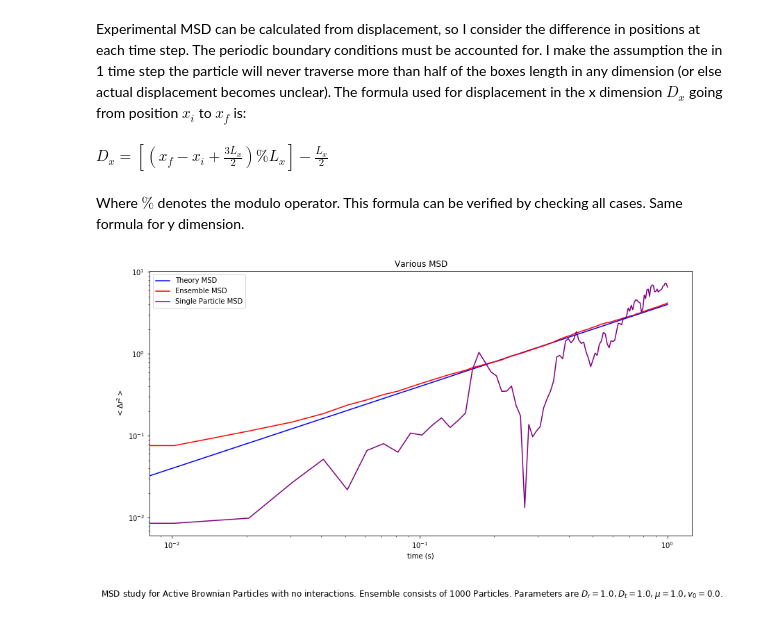
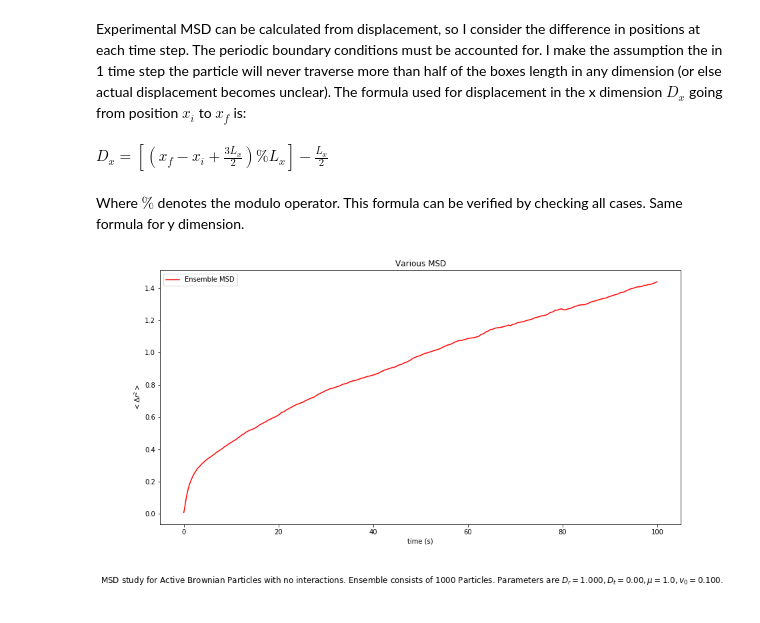
Before and after one commit to ryanlopezzzz/ABP, a Jupyter notebook: ABP_Simulation.ipynb, the cells around one changed output. Saved outputs shown, nothing was run; the diff lists cells and outputs as text; code cells hidden in the pictures.

```diff
--- a/ABP_Simulation.ipynb
+++ b/ABP_Simulation.ipynb
@@ -87,8 +86,8 @@ Fluctuation-Dissipation Theorem: $D_t = k T \mu$
 gamma_t = 1.0 #translational friction coefficient
 gamma_r = 1.0 #rotational friction coefficient
 
-alpha = 0 #0.5 #Active self propulsion force, v_0 = alpha/gamma_t
-kT = 1 #temperature of the system
+alpha = 0.1 #0.5 #Active self propulsion force, v_0 = alpha/gamma_t
+kT = 0 #temperature of the system, typically set to zero
 
 D_r = 1.0 #rotation diffusion coefficient
 
@@ -103,22 +102,26 @@ kT_rot = D_r * gamma_r #rotational temperature, see brownian_rot_integrator.py
 
 phi = 0.4 #particle number density, phi = N/L^2
 L = 50 #Simulation box side length, makes square
-a = 1.0 #In initial config, center of particles are not closer than a together?
-poly = 0.1 #Implements polydispersity in particle, r_i = R * (1+ poly * uniform(-0.5, .0.5) )
+radius = 0.75 #Radius of particles if poly=0 #In initial config, center of particles are not closer than a together?
+poly = 0.05 #Implements polydispersity in particle, r_i = R * (1+ poly * uniform(-0.5, .0.5) )
 
 Np = int(phi*L**2) #number of particles
+approx_packing = np.pi * radius**2 * Np / (L**2) #Note this is not true when poly =/= 0
 
 #Optional Forces:
-apply_harmonic_force = False #whether to apply harmonic function
-k = 10.0 #spring constant for harmonic force
+apply_soft_repulsive_force = True #whether to apply harmonic function
+k = 1.0 #spring constant for harmonic force
 apply_polar_alignment = False #Applies torque to each particle based on relative alignment with neighbors
 
 #Integration parameters:
 
 warm_up_time = 0 #1e0 #Run simulation for this amount of time to reach steady state
-tf = 1e0 #time to run simulation while logging physical quantities
-tstep = 1e-2 #Time step size for integration
+tf = 1e2 #time to run simulation while logging physical quantities
+tstep = 1e-3 #Time step size for integration
 rand_seed = random.randint(1,10000) #random seed used for Brownian integration
 
 warm_up_nsteps = int(warm_up_time / tstep)
 nsteps = int(tf / tstep) #total number of time steps
+
+print("Packing Fraction: " + str(approx_packing) + "\n")
+print("Number of particles: " + str(Np))
@@ -165,7 +172,7 @@ print("Warm up time complete")
 # %% [output]
 Warm up time complete
 # %%
-total_snapshots = 100 #total number of snapshots to save
+total_snapshots = 1000 #total number of snapshots to save
 print("Saving observables every %s time steps"%(int(nsteps/total_snapshots)))
 
 #simulation while logging quantities:
@@ -205,7 +212,7 @@ Note the definition that $\tau_r = 1/D_r$.
 # %%
 #Calculate theoretical MSD:
 
-times = np.linspace(0,tf,num=nsteps-1)
+times = np.linspace(0,tf,num=total_snapshots-1)
 tau_r = 1/D_r
 MSD_theory = 4*D_t*times+2*(v0**2)*tau_r*(times-tau_r*(1-np.exp(-times/tau_r)))
 # %% [markdown]
@@ -222,20 +229,20 @@ MSD_sim_ensemble, MSD_sim = MSD.get_MSD_sim_data(position_data, L)
 # %%
 #Plot various MSD:
 
-caption=r"MSD study for Active Brownian Particles with no interactions. Ensemble consists of %d Particles. Parameters are $D_r = %.1f, D_t = %.1f, \mu=%.1f, v_0=%.1f$."%(Np,D_r,D_t,mu,v0)
+caption=r"MSD study for Active Brownian Particles with no interactions. Ensemble consists of %d Particles. Parameters are $D_r = %.3f, D_t = %.2f, \mu=%.1f, v_0=%.3f$."%(Np,D_r,D_t,mu,v0)
 
 fig, ax = plt.subplots(figsize=(14,7))
-ax.plot(times, MSD_theory, color = "blue", label='Theory MSD')
+#ax.plot(times, MSD_theory, color = "blue", label='Theory MSD')
 ax.plot(times, MSD_sim_ensemble, color = "red", label='Ensemble MSD')
-ax.plot(times, MSD_sim.T[0], color = "purple", label='Single Particle MSD')
-plt.yscale('log')
-plt.xscale('log')
+#ax.plot(times, MSD_sim.T[0], color = "purple", label='Single Particle MSD')
+#plt.yscale('log')
+#plt.xscale('log')
 
 ax.set(xlabel='time (s)', ylabel=r'$<\Delta r^2>$',
        title='Various MSD')
 ax.legend()
 
 fig.text(.5, -.05, caption, ha='center', fontsize=12)
 plt.show()
 # %% [output]
-[figure, old version]
+[figure, new version]
```
Also changed, not shown: parts of 5 cells of this notebook.
